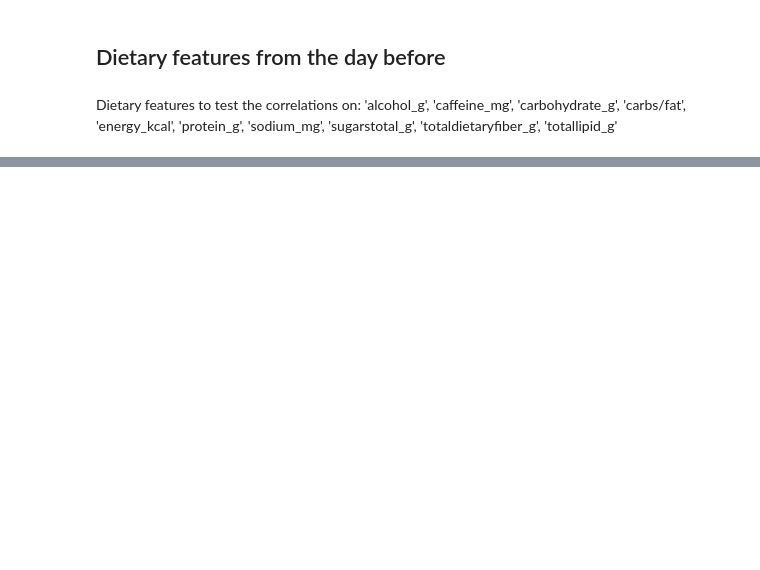
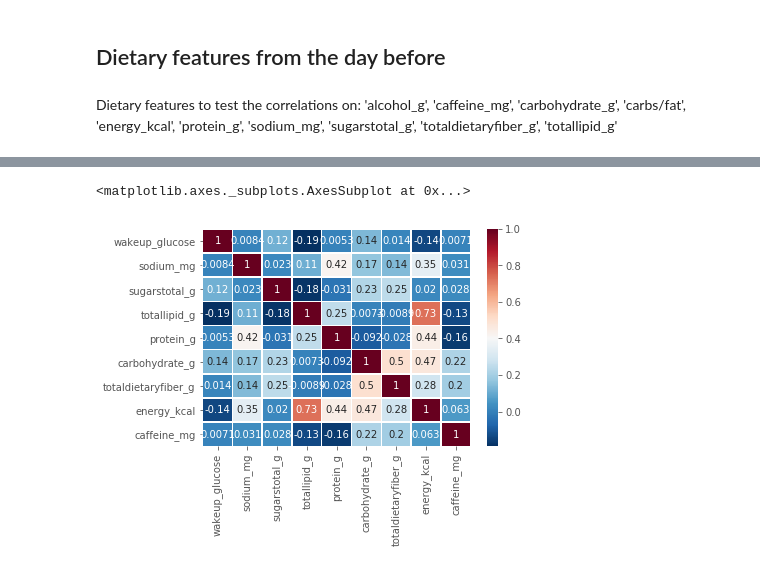
Before and after one commit to ElviraMingazova/MA_Thesis, a Jupyter notebook: Personalized correlations PNP3.ipynb, the cells around one changed output, grey strips where cells are left out. Saved outputs shown, nothing was run; the diff lists cells and outputs as text; code cells hidden in the pictures; blank space fills up the shorter version.

```diff
--- a/Personalized correlations PNP3.ipynb
+++ b/Personalized correlations PNP3.ipynb
@@ -238,0 +387,3 @@ logdf.head()
+# %%
+pearsoncorr = data.loc['111527'].drop(columns=['Day', 'hour', 'alcohol_g']).corr(method='pearson')['wakeup_glucose']
+pearsoncorr
@@ -238,0 +401,10 @@ logdf.head()
+# %%
+sb.heatmap(pearsoncorr,
+            xticklabels=pearsoncorr.columns,
+            yticklabels=pearsoncorr.columns,
+            cmap='RdBu_r',
+            annot=True,
+            linewidth=0.5)
+# %% [output]
+<matplotlib.axes._subplots.AxesSubplot at 0x...>
+[figure, added]
```
Also changed, not shown: parts of 33 cells of this notebook, 1 other file.
